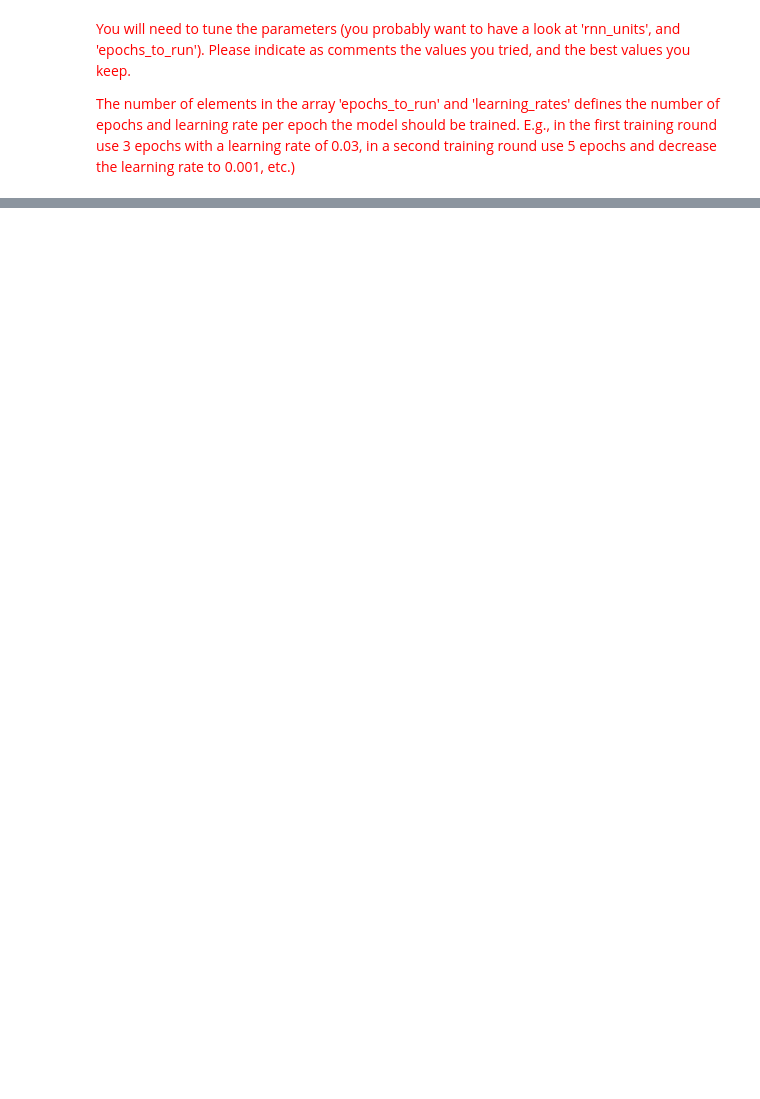
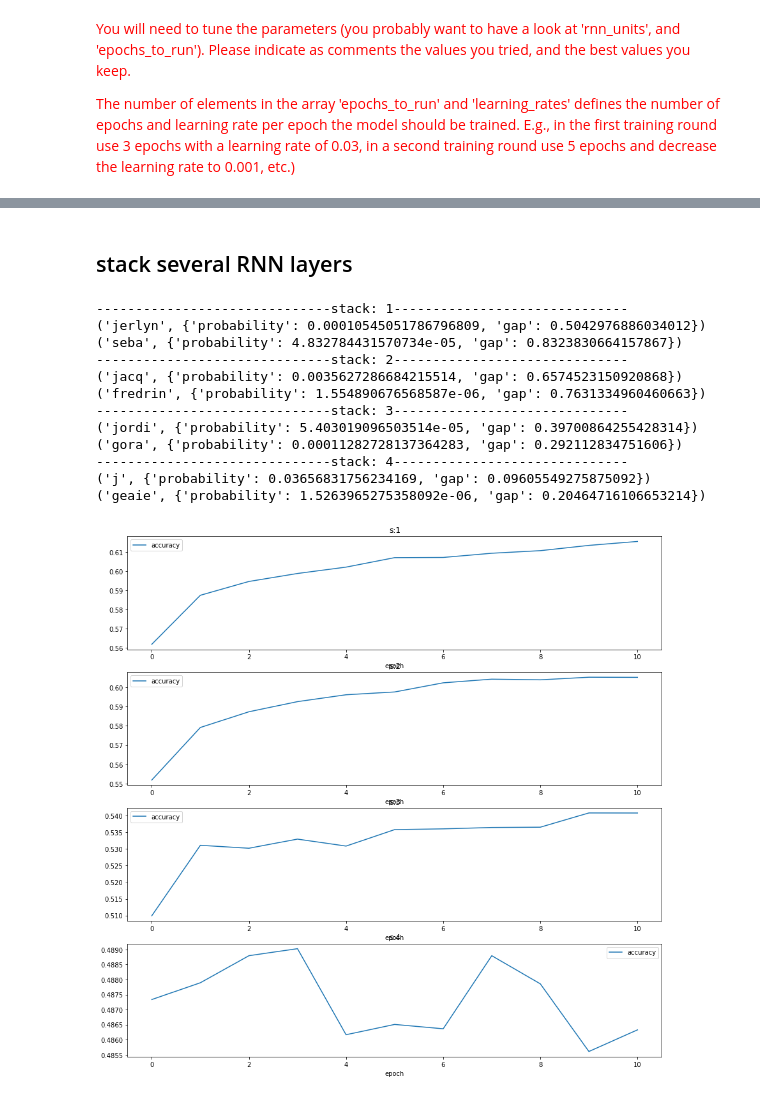
Before and after one commit to FabianGroeger96/mse-analysis-text-data, a Jupyter notebook: SW08/MSE_AnTeDe_Lab8_NameGenerator.ipynb, the cells around one changed output, grey strips where cells are left out. Drawn from its saved outputs; the diff is of its cells as text; code cells hidden in the pictures; blank space fills up the shorter version.

```diff
--- a/SW08/MSE_AnTeDe_Lab8_NameGenerator.ipynb
+++ b/SW08/MSE_AnTeDe_Lab8_NameGenerator.ipynb
@@ -465,0 +750,53 @@ generate_name(model, parameters)
+# %% [markdown]
+## stack several RNN layers
+# %%
+stacks = [1, 2, 3, 4]
+base_unit = [64]
+
+parameters['rnn_type'] = 'GRU'
+parameters['dropout'] = 0.0
+parameters['recurrent_dropout'] = 0.2
+
+plt.figure(1, figsize=(15, 15))
+
+for index, stack in enumerate(stacks):
+    print('-'*30 + 'stack: {0}'.format(stack) + '-'*30)
+    parameters['rnn_units'] = base_unit * stack
+
+    load_data(parameters)
+
+    parameters["iter"] = 0
+    parameters["total_epochs"] = 0
+    parameters["history"] = {}
+
+    model = create_model(parameters)
+    compile_model(
+        model,
+        parameters
+    )
+
+    for i in range(len(parameters["epochs_to_run"])):
+        train_model(model, parameters)
+        parameters["iter"] = i
+
+    plt.subplot(len(stacks), 1, index+1)
+    plot_training_session(parameters, plots=["accuracy"],
+                          title='s:{0}'.format(stack), show=False)
+
+    print(generate_name(model, parameters, start_char = 'j'))
+    print(generate_name(model, parameters))
+plt.show()
+# %% [output]
+------------------------------stack: 1------------------------------
+('jerlyn', {'probability': 0.00010545051786796809, 'gap': 0.5042976886034012})
+('seba', {'probability': 4.832784431570734e-05, 'gap': 0.8323830664157867})
+------------------------------stack: 2------------------------------
+('jacq', {'probability': 0.0035627286684215514, 'gap': 0.6574523150920868})
+('fredrin', {'probability': 1.554890676568587e-06, 'gap': 0.7631334960460663})
+------------------------------stack: 3------------------------------
+('jordi', {'probability': 5.403019096503514e-05, 'gap': 0.39700864255428314})
+('gora', {'probability': 0.00011282728137364283, 'gap': 0.292112834751606})
+------------------------------stack: 4------------------------------
+('j', {'probability': 0.03656831756234169, 'gap': 0.09605549275875092})
+('geaie', {'probability': 1.5263965275358092e-06, 'gap': 0.20464716106653214})
+[figure, added]
```
Also changed, not shown: parts of 15 cells of this notebook.
